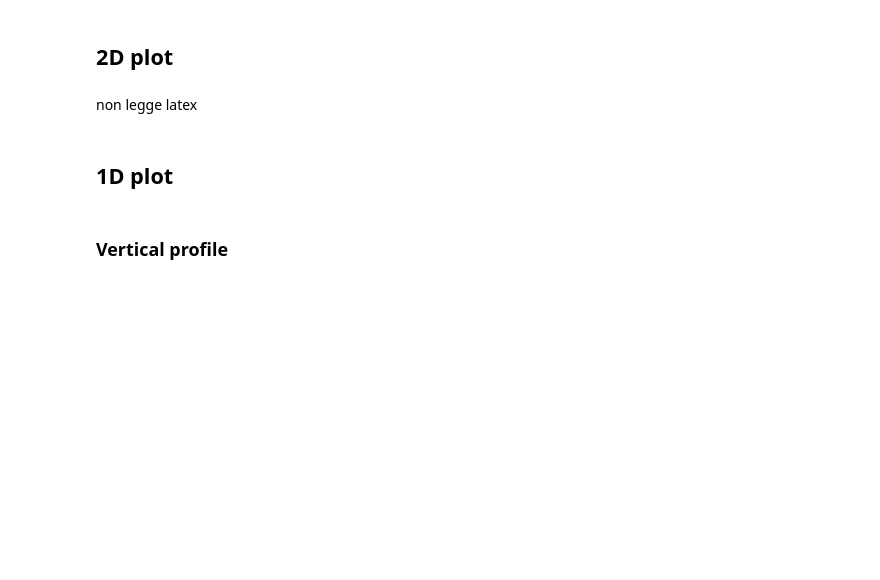
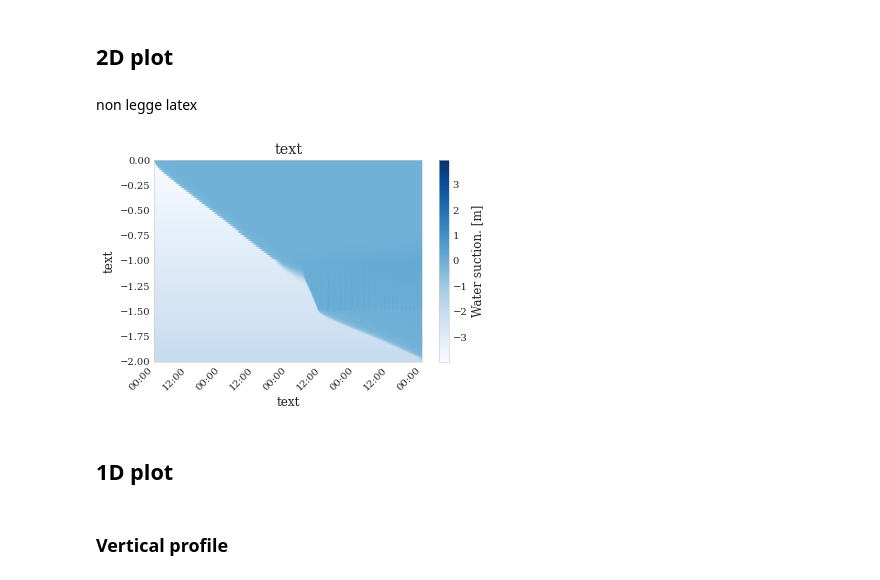
Before and after one commit to Fakkin/WHETGEO1D_Idrologia_21_22, a Jupyter notebook: Jupyter_Notebook/Visualize_output.ipynb, the cells around one changed output. Saved outputs shown, nothing was run; the diff lists cells and outputs as text; code cells hidden in the pictures; blank space fills up the shorter version.

```diff
--- a/Jupyter_Notebook/Visualize_output.ipynb
+++ b/Jupyter_Notebook/Visualize_output.ipynb
@@ -32,7 +32,7 @@ nice_fonts = {
         "axes.linewidth": 0.6,
         "grid.linewidth":0.4,
         # Use LaTeX to write all text
-        "text.usetex": True,
+        "text.usetex": False,
         "font.family": "serif",
         # Use 10pt font in plots, to match 10pt font in document
         "axes.labelsize": 12,
@@ -72,6 +72,6 @@ os.listdir()
  'Integrate PDE',
  'richardsCalib']
 # %%
-ds = xr.open_dataset("ex08_0000.nc")
-ds.keys
+ds = xr.open_dataset("E1_Output_0000.nc")
+ds
 # %% [output]
@@ -99,16 +99,18 @@ non legge latex
 # %%
 fig, ax = plt.subplots(1, 1, figsize=(6,6/1.618))
 
-#ds.psi.plot(ax=ax, y='depth', cmap='Blues')
+ds.psi.plot(ax=ax, y='depth', cmap='Blues')
 
 ax.set_title('text')
 ax.set_ylabel('text')
 ax.set_xlabel('text')
 
 ax.xaxis.set_major_formatter(mdates.DateFormatter('%H:%M'))
 ax.xaxis.set_tick_params(rotation=45)
 
 plt.show()
+# %% [output]
+[figure, added]
 # %% [markdown]
 ## 1D plot
 # %% [markdown]
```
Also changed, not shown: parts of 5 cells of this notebook, 18 other files.
